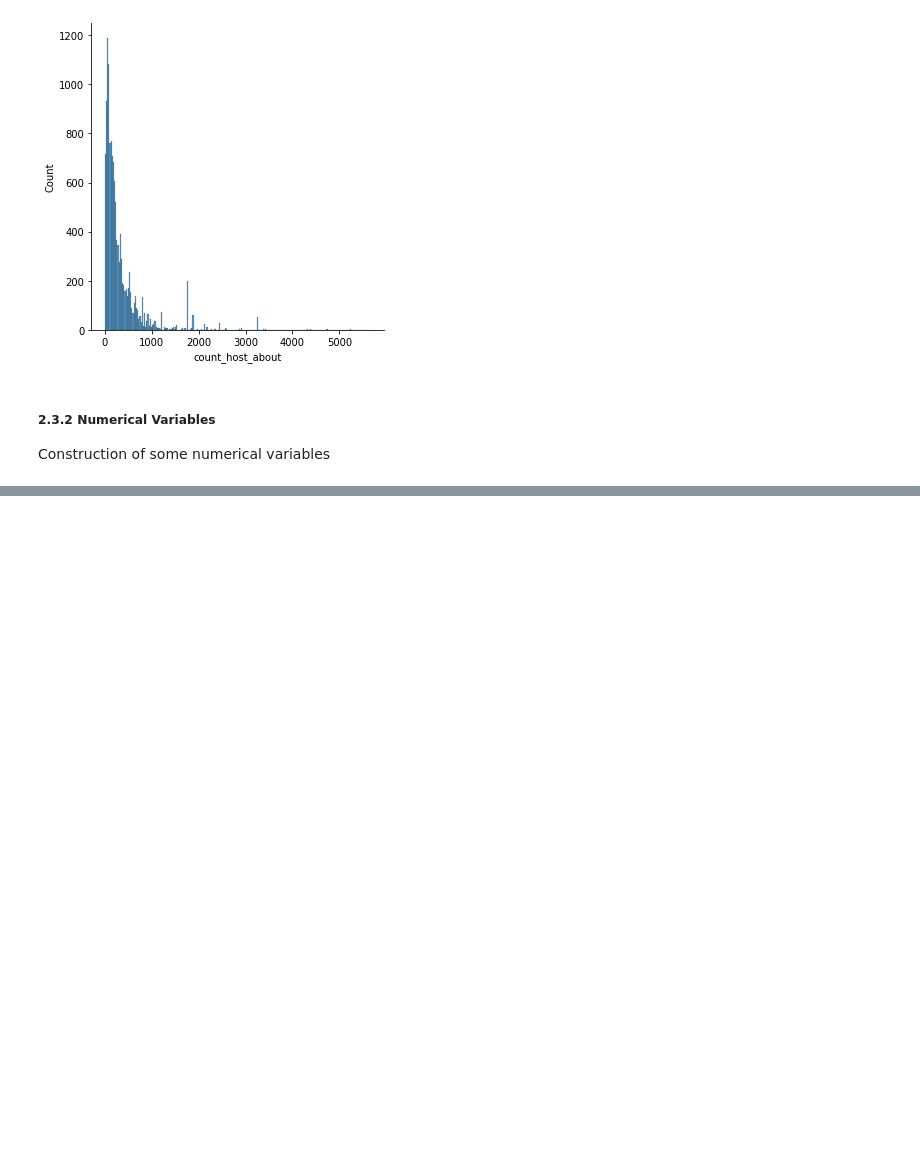
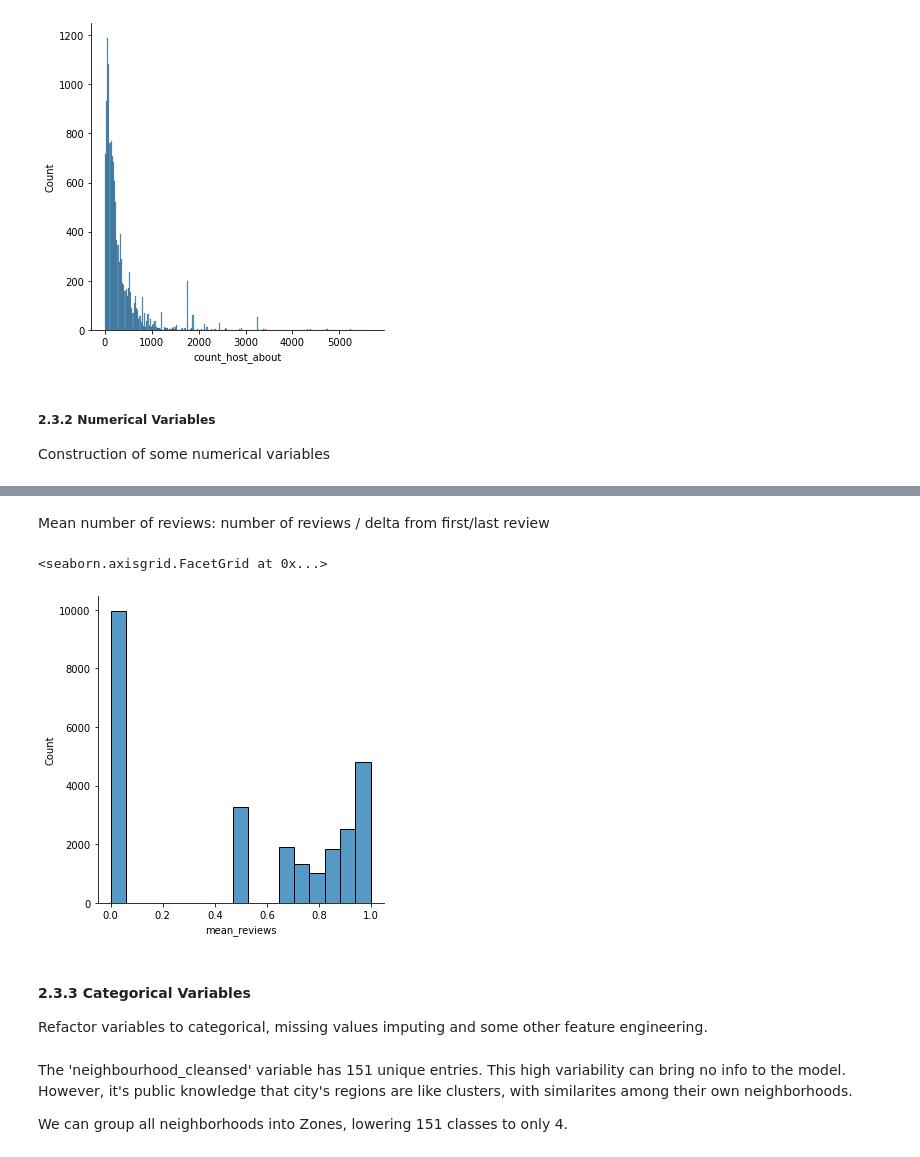
Before and after one commit to bluegardier/airbnb_prediction, a Jupyter notebook: notebooks/data_exploration_airbnb.ipynb, the cells around one changed output, grey strips where cells are left out. Drawn from its saved outputs; the diff is of its cells as text; code cells hidden in the pictures; blank space fills up the shorter version.

Commit message:
finished first exploration version

```diff
--- a/notebooks/data_exploration_airbnb.ipynb
+++ b/notebooks/data_exploration_airbnb.ipynb
@@ -391,0 +260,2 @@ sns.boxplot(x=df['is_host_rj'], y=df['log_price'])
+# %%
+df['delta_nights'] = eda_utils.creating_delta_variable(df, 'minimum_nights', 'maximum_nights')
@@ -391,0 +278,18 @@ sns.boxplot(x=df['is_host_rj'], y=df['log_price'])
+# %% [markdown]
+Mean number of reviews: number of reviews / delta from first/last review
+# %%
+df['delta_date_reviews'] = eda_utils.creating_delta_date_variable(df, 'first_review', 'last_review')
+df['mean_reviews'] = df['number_of_reviews']/(df['number_of_reviews'].fillna(0)+1)
+# %%
+sns.displot(df['mean_reviews'])
+# %% [output]
+<seaborn.axisgrid.FacetGrid at 0x...>
+[figure, added]
+# %% [markdown]
+#### 2.3.3 Categorical Variables
+
+Refactor variables to categorical, missing values imputing and some other feature engineering.
+# %% [markdown]
+The 'neighbourhood_cleansed' variable has 151 unique entries. This high variability can bring no info to the model. However, it's public knowledge that city's regions are like clusters, with similarites among their own neighborhoods.
+
+We can group all neighborhoods into Zones, lowering 151 classes to only 4.
```
Also changed, not shown: parts of 46 cells of this notebook.
